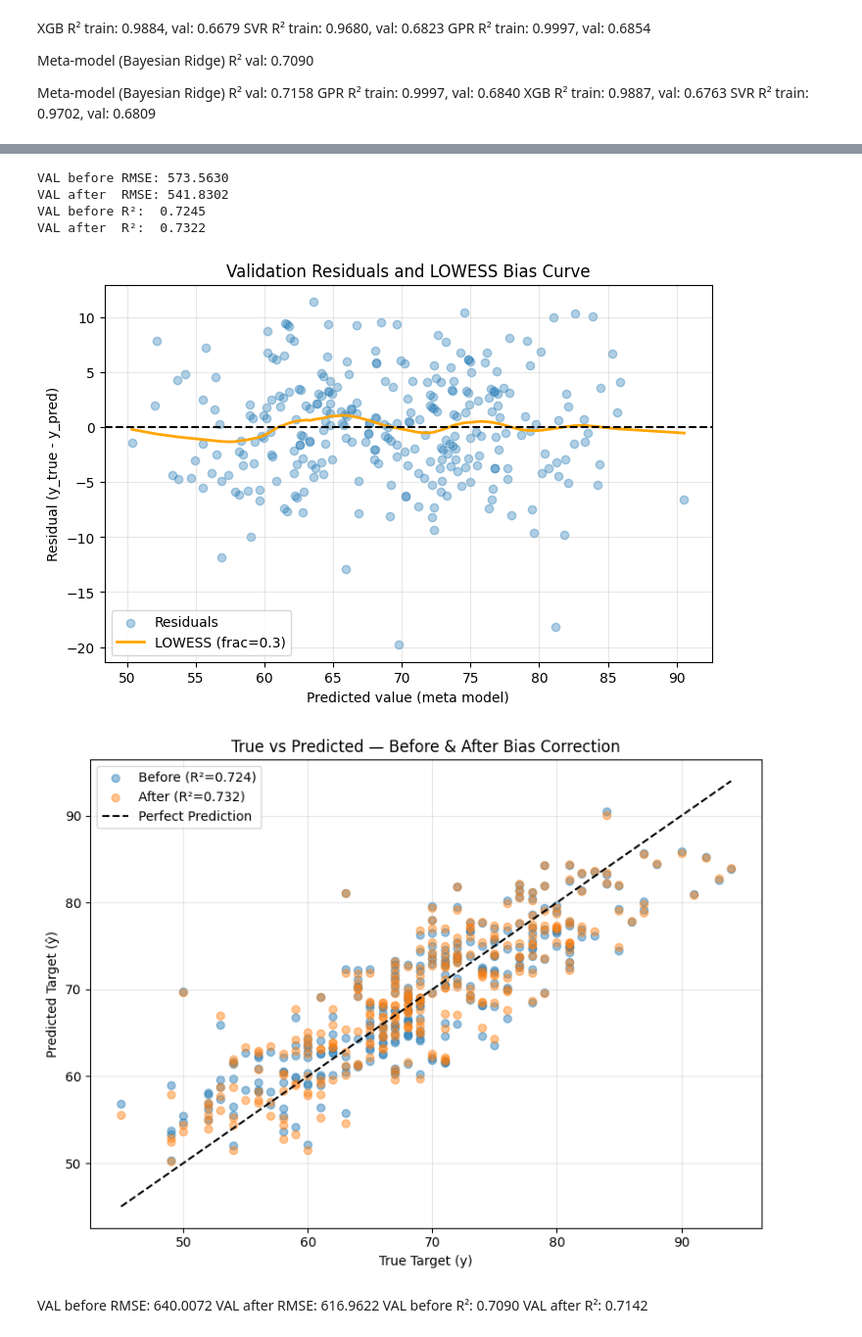
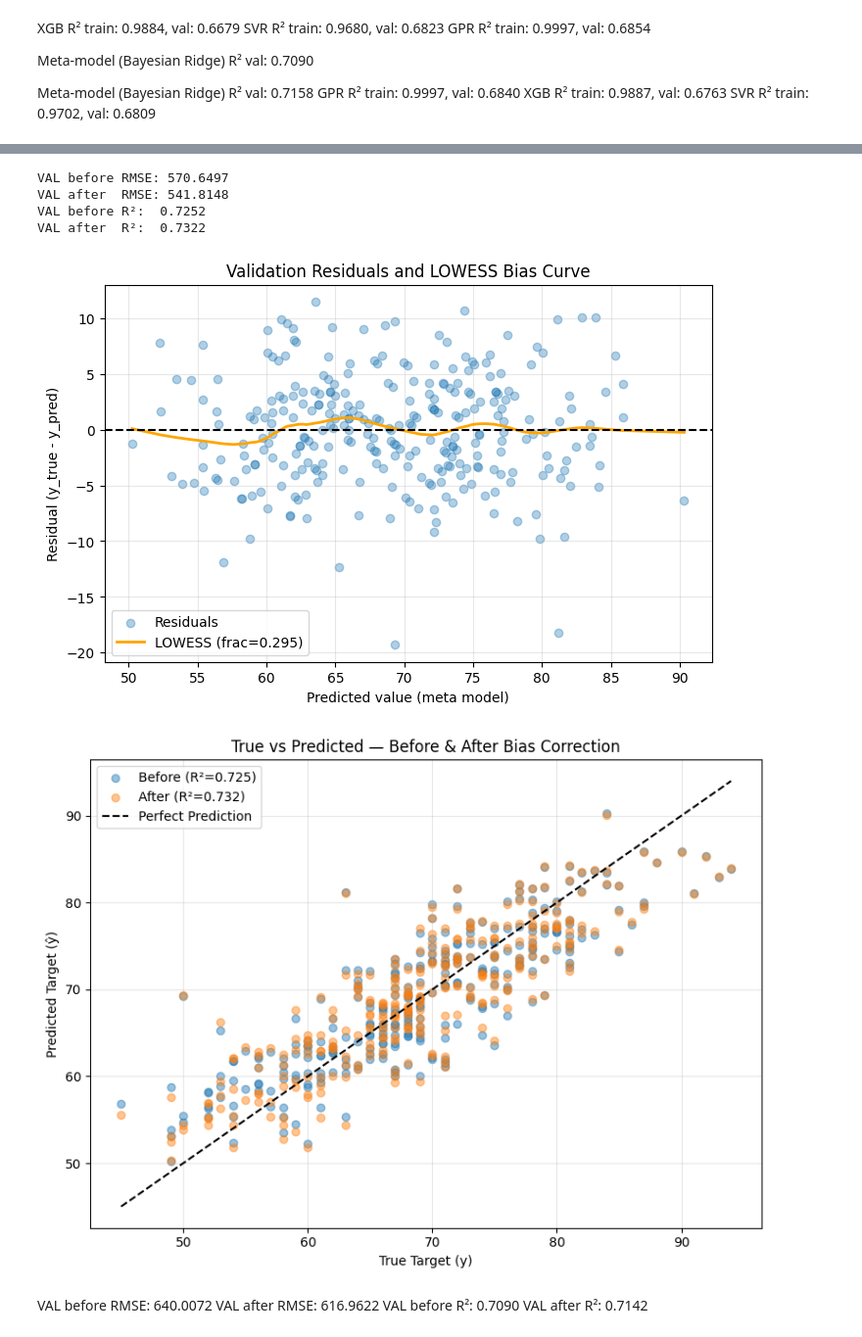
Before and after one commit to lambione/ETH-KAGGLE-COMPETITIONS-AML, a Jupyter notebook: PROJECT_1/mri_detection.ipynb, the cells around one changed output, grey strips where cells are left out. Shown at 98% size. Saved outputs shown, nothing was run; the diff lists cells and outputs as text; code cells hidden in the pictures.

```diff
--- a/PROJECT_1/mri_detection.ipynb
+++ b/PROJECT_1/mri_detection.ipynb
@@ -586,10 +585,14 @@ print(merged_features)
 
 squared_features = [f"{feat}_squared" for feat in top_features_30 if f"{feat}_squared" in X_imp_train.columns]
 cube_features = [f"{feat}_cube" for feat in top_features_60 if f"{feat}_cube" in X_imp_train.columns]
+
+sphere_features = [f"{feat}_sphere" for feat in top_features_60 if f"{feat}_sphere" in X_imp_train.columns]
+
 sqrt_features = [f"{feat}_sqrt" for feat in top_features_80 if f"{feat}_sqrt" in X_imp_train.columns]
 log_features  = [f for f in X_imp_train.columns if f.endswith('_log')]
 squared_squared_features = [f"{feat}_squared_squared" for feat in top_features_30 if f"{feat}_squared_squared" in X_imp_train.columns]
 
+interaction_features = [f"{f1}_x_{f2}" for f1, f2 in combinations(top_20_features, 2) if f"{f1}_x_{f2}" in X_imp_train.columns]
 
 all_selected_features_more = list(
     pd.Index(top_features_positive)
@@ -603,6 +606,19 @@ all_selected_features_more = list(
     .union(log_features)
 )
 
+all_selected_features_svr = list(
+    pd.Index(top_features_positive)
+    .union(top_features_negative)
+    .union(merged_features)
+    .union(top_features_mi)
+    .union(top_features_linear)
+    .union(squared_squared_features)
+    .union(cube_features)
+    .union(sqrt_features)
+    .union(log_features)
+    .union(interaction_features)
+)
+
 all_selected_features_less = list(
     pd.Index(top_features_positive)
     .union(top_features_negative)
@@ -610,7 +626,6 @@ all_selected_features_less = list(
     .union(top_features_mi)
     .union(top_features_linear)
     .union(squared_features)
-    # .union(cube_features)
 )
 
 print(f"Total selected features: {len(all_selected_features_more)}")
@@ -618,23 +633,15 @@ print(all_selected_features_more[:20])
 
 X_train_final_more = X_imp_train[all_selected_features_more].copy()
 X_train_final_less = X_imp_train[all_selected_features_less].copy()
-
-X_test_final_more = X_imp_test[all_selected_features_more].copy()
-X_test_final_less = X_imp_test[all_selected_features_less].copy()
+X_train_final_svr = X_imp_train[all_selected_features_svr].copy()
 
 X_train_final_more = X_train_final_more.astype(float)
 X_train_final_less = X_train_final_less.astype(float)
-
-X_test_final_more = X_test_final_more.astype(float)
-X_test_final_less = X_test_final_less.astype(float)
-
+X_train_final_svr = X_train_final_svr.astype(float)
 
 print(X_train_final_more.shape)
 print(X_train_final_less.shape)
 
-print(X_test_final_more.shape)
-print(X_test_final_less.shape)
-
 print(X_train_final_more.head())
 # %% [output]
 Index(['x675', 'x668'], dtype='object')
@@ -677,5 +684,7 @@ print(f"shape of y_train is : {y_train_less.shape}")
 print(f"shape of X_val is : {X_val_less.shape}")
 print(f"shape of y_val : {y_val_less.shape}")
 
+X_train_svr, X_val_svr, y_train_svr, y_val_svr = train_test_split(X_train_final_svr, y_train_df, test_size=0.25, random_state=42)
+
 X_train_less.head()
 # %% [output]
@@ -745,12 +754,12 @@ svr = Pipeline([
     ('svr', SVR(kernel='rbf', C=24, epsilon=0.05))
 ])
 
-svr.fit(X_train_more, y_train_more)
-y_pred_train_svr = svr.predict(X_train_more)
-y_pred_val_svr = svr.predict(X_val_more)
+svr.fit(X_train_svr, y_train_svr)
+y_pred_train_svr = svr.predict(X_train_svr)
+y_pred_val_svr = svr.predict(X_val_svr)
 
-r2_train_svr = r2_score(y_train_more, y_pred_train_svr)
-r2_val_svr = r2_score(y_val_more, y_pred_val_svr)
+r2_train_svr = r2_score(y_train_svr, y_pred_train_svr)
+r2_val_svr = r2_score(y_val_svr, y_pred_val_svr)
 
 predictions_val['svr'] = y_pred_val_svr
 print(f"SVR R² train: {r2_train_svr:.4f}, val: {r2_val_svr:.4f}")
@@ -877,7 +886,7 @@ y_pred_val = meta_pred_val
 residuals = y_val - y_pred_val
 
 lowess = sm.nonparametric.lowess
-frac = 0.3
+frac = 0.295
 lowess_fit = lowess(residuals, y_pred_val, frac=frac, return_sorted=True)
 
 xs = lowess_fit[:, 0]
@@ -894,38 +903,38 @@ r2_after    = r2_score(y_val, y_pred_val_corrected)
 
 print(f"VAL before RMSE: {rmse_before:.4f}")
 print(f"VAL after  RMSE: {rmse_after:.4f}")
 print(f"VAL before R²:  {r2_before:.4f}")
 print(f"VAL after  R²:  {r2_after:.4f}")
 
 plt.figure(figsize=(8,5))
 plt.scatter(y_pred_val, residuals, alpha=0.35, label='Residuals')
 plt.plot(xs, ys, linewidth=2, color='orange', label=f'LOWESS (frac={frac})')
 plt.axhline(0, linestyle='--', color='k')
 plt.xlabel('Predicted value (meta model)')
 plt.ylabel('Residual (y_true - y_pred)')
 plt.title('Validation Residuals and LOWESS Bias Curve')
 plt.legend()
 plt.grid(alpha=0.3)
 plt.show()
 
 plt.figure(figsize=(8,6))
 plt.scatter(y_val, y_pred_val, alpha=0.45, label=f'Before (R²={r2_before:.3f})')
 plt.scatter(y_val, y_pred_val_corrected, alpha=0.45, label=f'After (R²={r2_after:.3f})')
 plt.plot([y_val.min(), y_val.max()], [y_val.min(), y_val.max()], 'k--', label='Perfect Prediction')
 plt.xlabel('True Target (y)')
 plt.ylabel('Predicted Target (ŷ)')
 plt.title('True vs Predicted — Before & After Bias Correction')
 plt.legend()
 plt.grid(alpha=0.3)
 plt.tight_layout()
 plt.show()
 # %% [output]
-VAL before RMSE: 573.5630
-VAL after  RMSE: 541.8302
-VAL before R²:  0.7245
+VAL before RMSE: 570.6497
+VAL after  RMSE: 541.8148
+VAL before R²:  0.7252
 VAL after  R²:  0.7322
-[figure, old version]
+[figure, new version]
-[figure, old version]
+[figure, new version]
 # %% [markdown]
 VAL before RMSE: 640.0072
 VAL after  RMSE: 616.9622
```
Also changed, not shown: parts of 7 cells of this notebook.
